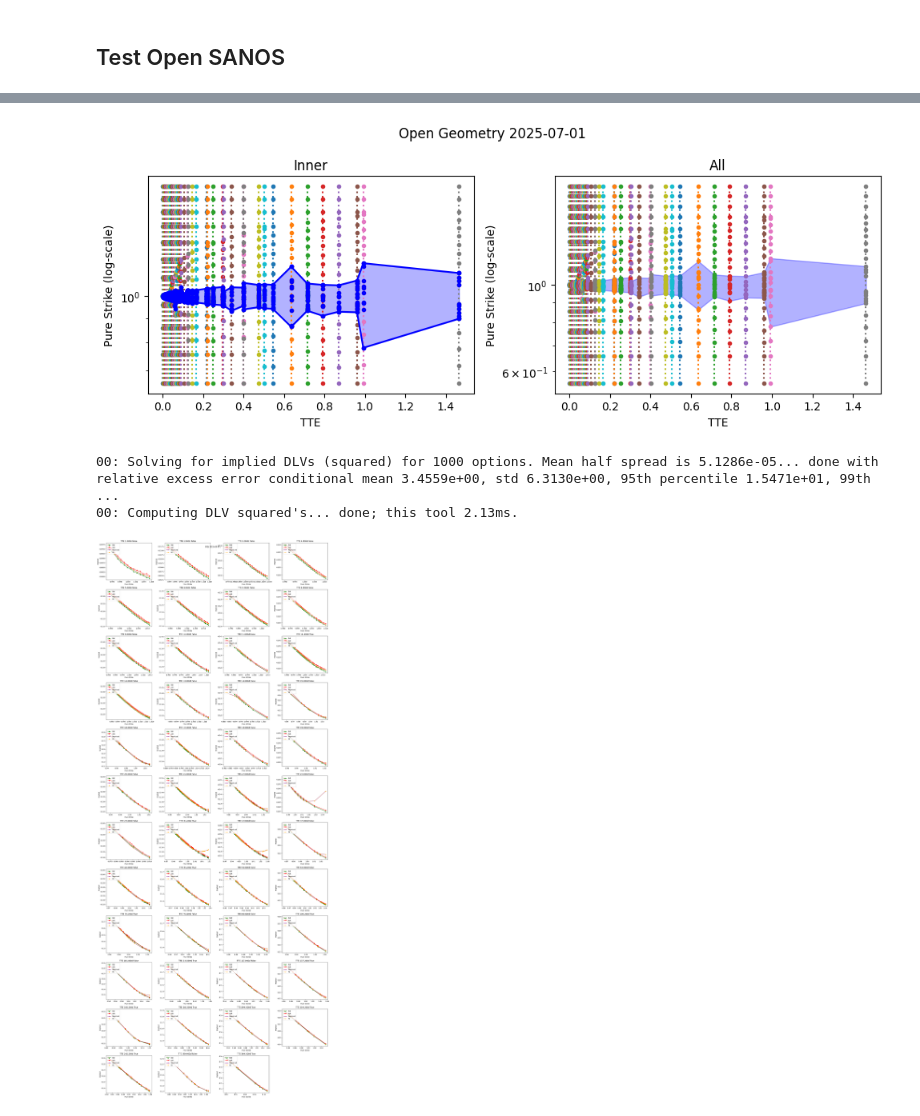
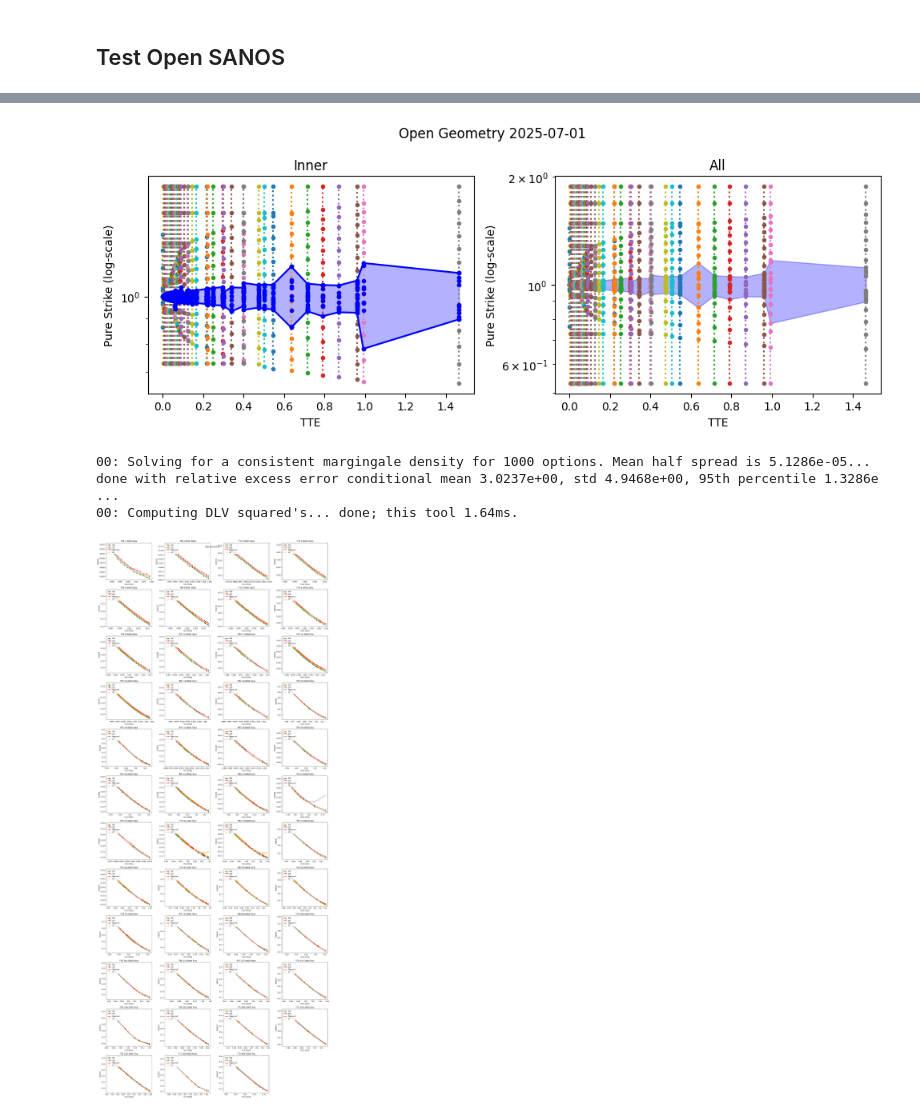
Before and after one commit to hansbuehler/quant_data, a Jupyter notebook: quantdata/sanos/notebooks/viz_open_smooth.ipynb, the cells around one changed output, grey strips where cells are left out. Drawn from its saved outputs; the diff is of its cells as text; code cells hidden in the pictures.

```diff
--- a/quantdata/sanos/notebooks/viz_open_smooth.ipynb
+++ b/quantdata/sanos/notebooks/viz_open_smooth.ipynb
@@ -61,7 +61,7 @@ def fit(data):
                             fwdvol_min  = 0.0,
                             vol_interp  = "lin_var",
                             min_dx      = 0.001,
-                            max_dx      = 0.05,
+                            max_dx      = 0.1,
                             lower_scale = 0.8,
                             upper_scale = 1.2,
                             max_dx_outer_fac = 2.
@@ -105,7 +105,7 @@ def fit(data):
 
         reduced_market  = PrettyObject({ k: np.concatenate(v) for k,v in reduced_market.items() })
         market_expiries = np.asarray(market_expiries, dtype=np.float64)
-        geometry        = geometry_generator.create_geometry(
+        geometry        = geometry_generator.create_std_geometry(
                             expiries     = market_expiries,
                             pure_strikes = market_strikes,
                             dtype        = np.float64,
@@ -188,34 +188,34 @@ def fit(data):
         with figure(f"Fits {d}", col_size=5, row_size=4, columns=4 ) as fig_fits:
 
             uttys = np.unique(full_market.tte_y)
 
             for utty in uttys:
                 full_mask = full_market.tte_y == utty
                 ax = fig_fits.add_subplot(f"TTE {utty*DAYS_PER_YEAR:.3f}d {full_market.is_am[full_mask][0]}")
                 ax.set_xlabel("Pure Strike")
                 ax.set_ylabel("Implied")
 
                 istrike = full_market.strikes[full_mask]
                 ixs     = np.argsort(istrike)
 
                 ax.plot(istrike[ixs], full_market.bid_vol[full_mask][ixs], "^-", color="green", label="Bid")
                 ax.plot(istrike[ixs], full_market.ask_vol[full_mask][ixs], "v-", color="red", label="Ask")
                 ax.plot(istrike[ixs], re_vols[full_mask][ixs], ".-", color="purple", label="Repriced")
 
                 if utty in reduced_market.tte_y:
                     red_mask = reduced_market.tte_y == utty
                     irstrike = reduced_market.strikes[red_mask]
                     ixs      = np.argsort(irstrike)
                     ax.plot(irstrike[ixs], fit_vols[red_mask][ixs], "*:", color="orange", label="Fit")
                 ax.legend(loc="upper left")
 
     for isample in range(num_samples-1,num_samples-200,-20):
         fit_sample(isample, store)
         break
 
 fit(data)
 # %% [output]
-[figure, old version]
+[figure, new version]
-00: Solving for implied DLVs (squared) for 1000 options. Mean half spread is 5.1286e-05... done with relative excess error conditional mean 3.4559e+00, std 6.3130e+00, 95th percentile 1.5471e+01, 99th ...
-00: Computing DLV squared's... done; this tool 2.13ms.
+00: Solving for a consistent margingale density for 1000 options. Mean half spread is 5.1286e-05... done with relative excess error conditional mean 3.0237e+00, std 4.9468e+00, 95th percentile 1.3286e ...
+00: Computing DLV squared's... done; this tool 1.64ms.
-[figure, old version]
+[figure, new version]
```
Also changed, not shown: parts of 3 cells of this notebook, 7 other files.
